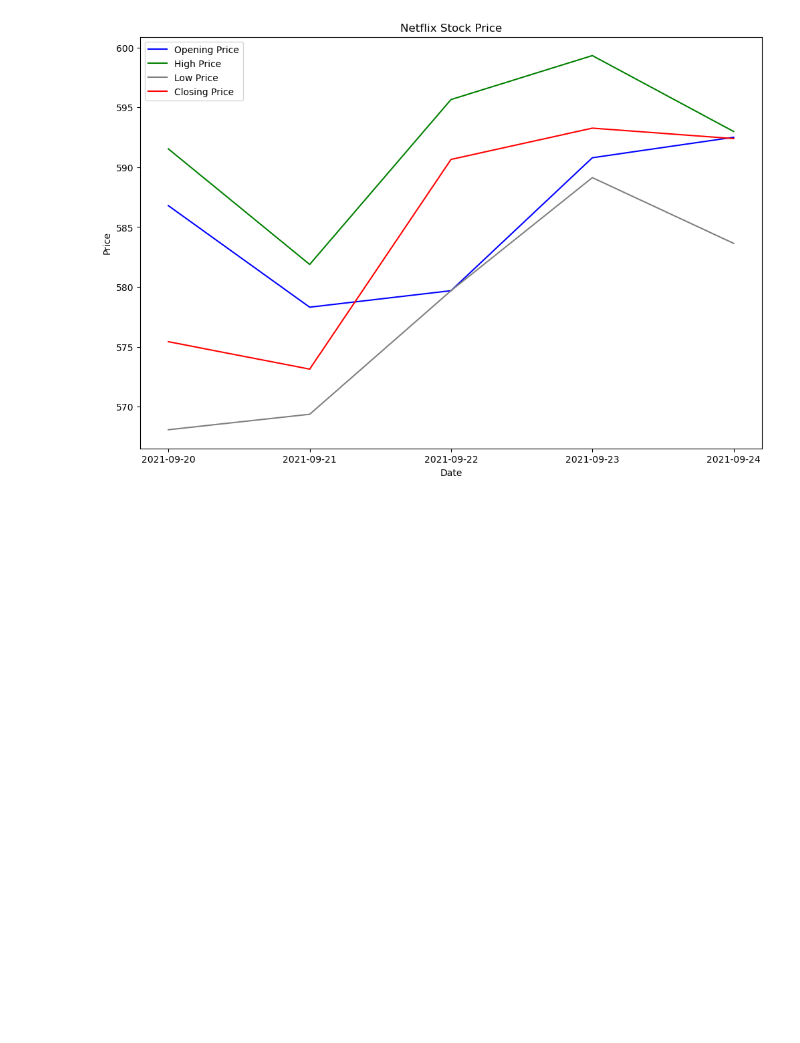
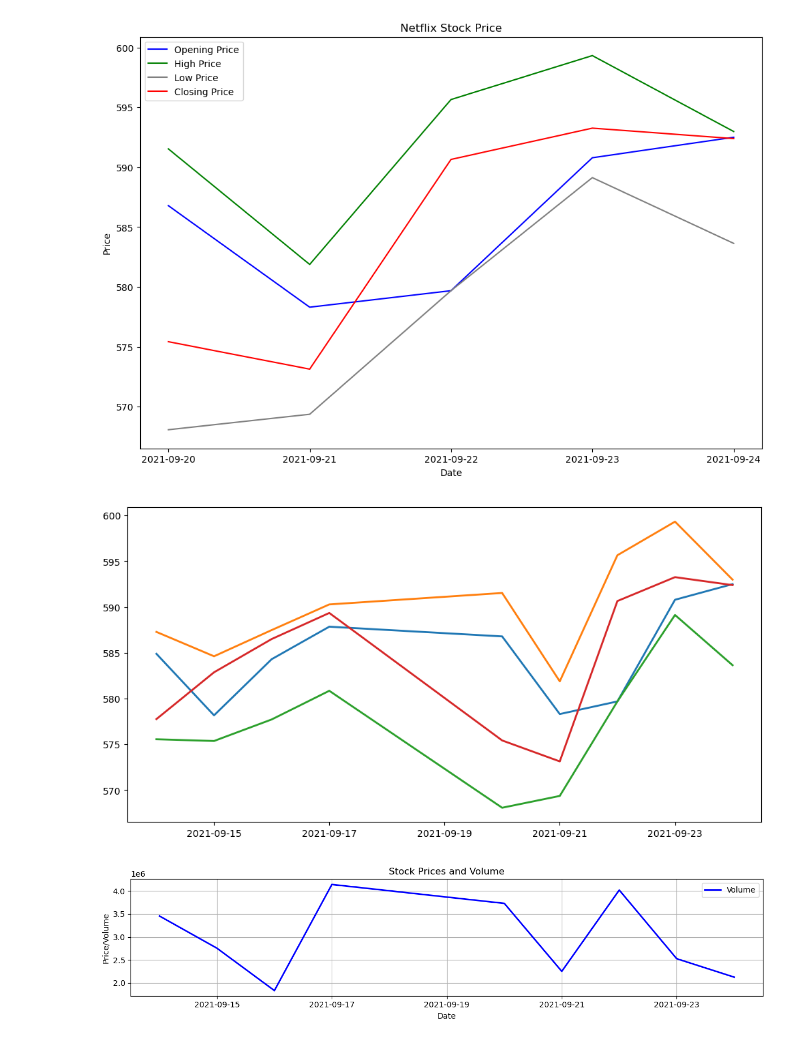
Before and after one commit to MihirModhwadiya/machine-learning, a Jupyter notebook: Lab4/Pra-9.ipynb, the cells around one changed output. Cells and saved outputs as stored; diff of their text form; code cells hidden in the pictures; blank space fills up the shorter version.

```diff
--- a/Lab4/Pra-9.ipynb
+++ b/Lab4/Pra-9.ipynb
@@ -26,3 +29,48 @@ plt.legend()
 plt.show()
 # %% [output]
 [figure]
+# %%
+import pandas as pd
+import matplotlib.pyplot as plt
+
+# Load the CSV file into a Pandas DataFrame
+df = pd.read_csv('../Lab3/Pra_8_data_sets/Netflix_stock_history.csv')
+
+# Convert the 'Date' column to datetime if it's not already in datetime format
+df['Date'] = pd.to_datetime(df['Date'])
+
+# Set the 'Date' column as the index
+df.set_index('Date', inplace=True)
+
+# Specify the date range you want to plot
+start_date = '2021-09-14'
+end_date = '2021-09-24'
+
+# Slice the DataFrame to select data within the specified date range
+df = df.loc[start_date:end_date]
+
+# Create a plot of Open, High, Low, Close, and Adjusted Closing prices
+plt.figure(figsize=(12, 6))
+plt.plot(df.index, df['Open'], label='Open', linewidth=2)
+plt.plot(df.index, df['High'], label='High', linewidth=2)
+plt.plot(df.index, df['Low'], label='Low', linewidth=2)
+plt.plot(df.index, df['Close'], label='Close', linewidth=2)
+# plt.plot(df.index, df['Adj Close'], label='Adjusted Close', linewidth=2)
+
+# Create a plot for Volume in a separate subplot
+plt.figure(figsize=(12, 3))
+plt.plot(df.index, df['Volume'], label='Volume', linewidth=2, color='blue')
+
+# Customize the plot
+plt.title('Stock Prices and Volume')
+plt.xlabel('Date')
+plt.ylabel('Price/Volume')
+plt.grid(True)
+plt.legend()
+
+# Show the plots
+plt.tight_layout()
+plt.show()
+# %% [output]
+[figure, added]
+[figure, added]
```
Also changed, not shown: parts of 1 cell of this notebook, 1 other file.
